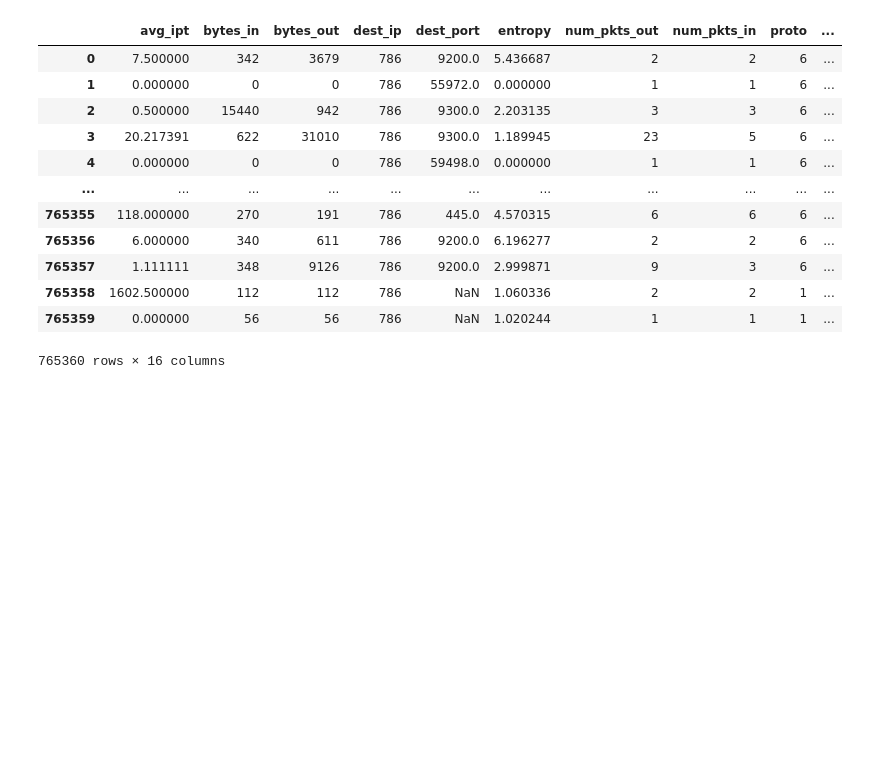
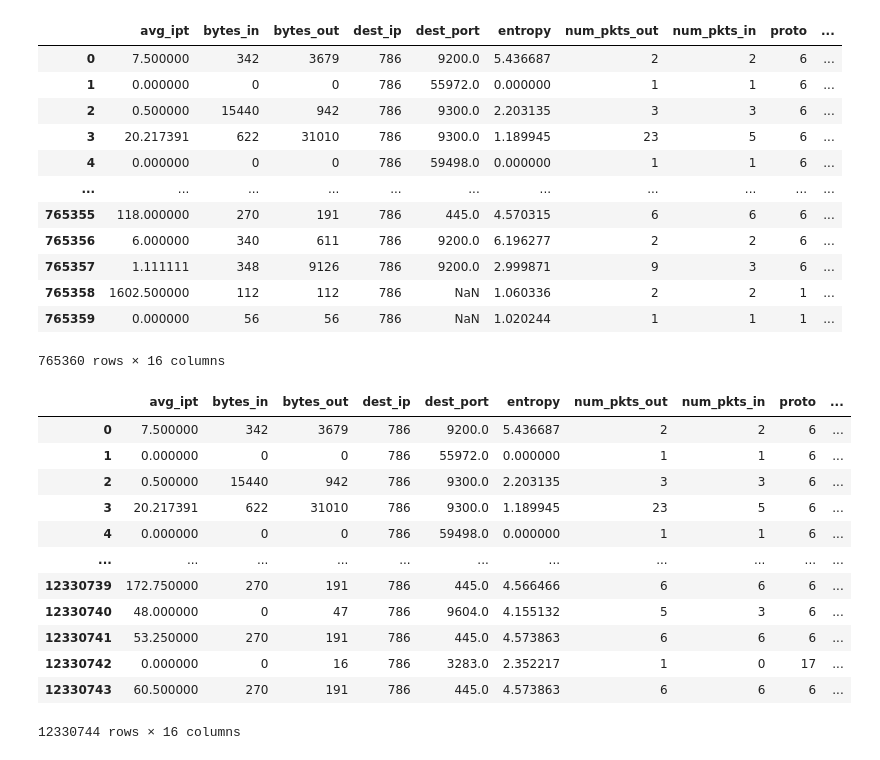
Before and after one commit to BabinRV/Dissertation, a Jupyter notebook: Dissertation_TD_and_IR.ipynb, the cells around one changed output. Drawn from its saved outputs; the diff is of its cells as text; code cells hidden in the pictures; blank space fills up the shorter version.

```diff
--- a/Dissertation_TD_and_IR.ipynb
+++ b/Dissertation_TD_and_IR.ipynb
@@ -165,0 +168,19 @@ df
+# %%
+path="/content/drive/MyDrive/Datasets/Data2006.csv"
+Data2006=pd.read_csv(path)
+# %%
+Data2006
+# %% [output]
+|  | avg_ipt | bytes_in | bytes_out | dest_ip | dest_port | entropy | num_pkts_out | num_pkts_in | proto | ... |
+| 0 | 7.500000 | 342 | 3679 | 786 | 9200.0 | 5.436687 | 2 | 2 | 6 | ... |
+| 1 | 0.000000 | 0 | 0 | 786 | 55972.0 | 0.000000 | 1 | 1 | 6 | ... |
+| 2 | 0.500000 | 15440 | 942 | 786 | 9300.0 | 2.203135 | 3 | 3 | 6 | ... |
+| 3 | 20.217391 | 622 | 31010 | 786 | 9300.0 | 1.189945 | 23 | 5 | 6 | ... |
+| 4 | 0.000000 | 0 | 0 | 786 | 59498.0 | 0.000000 | 1 | 1 | 6 | ... |
+| ... | ... | ... | ... | ... | ... | ... | ... | ... | ... | ... |
+| 12330739 | 172.750000 | 270 | 191 | 786 | 445.0 | 4.566466 | 6 | 6 | 6 | ... |
+| 12330740 | 48.000000 | 0 | 47 | 786 | 9604.0 | 4.155132 | 5 | 3 | 6 | ... |
+| 12330741 | 53.250000 | 270 | 191 | 786 | 445.0 | 4.573863 | 6 | 6 | 6 | ... |
+| 12330742 | 0.000000 | 0 | 16 | 786 | 3283.0 | 2.352217 | 1 | 0 | 17 | ... |
+| 12330743 | 60.500000 | 270 | 191 | 786 | 445.0 | 4.573863 | 6 | 6 | 6 | ... |
+12330744 rows × 16 columns
```
Also changed, not shown: parts of 8 cells of this notebook.
